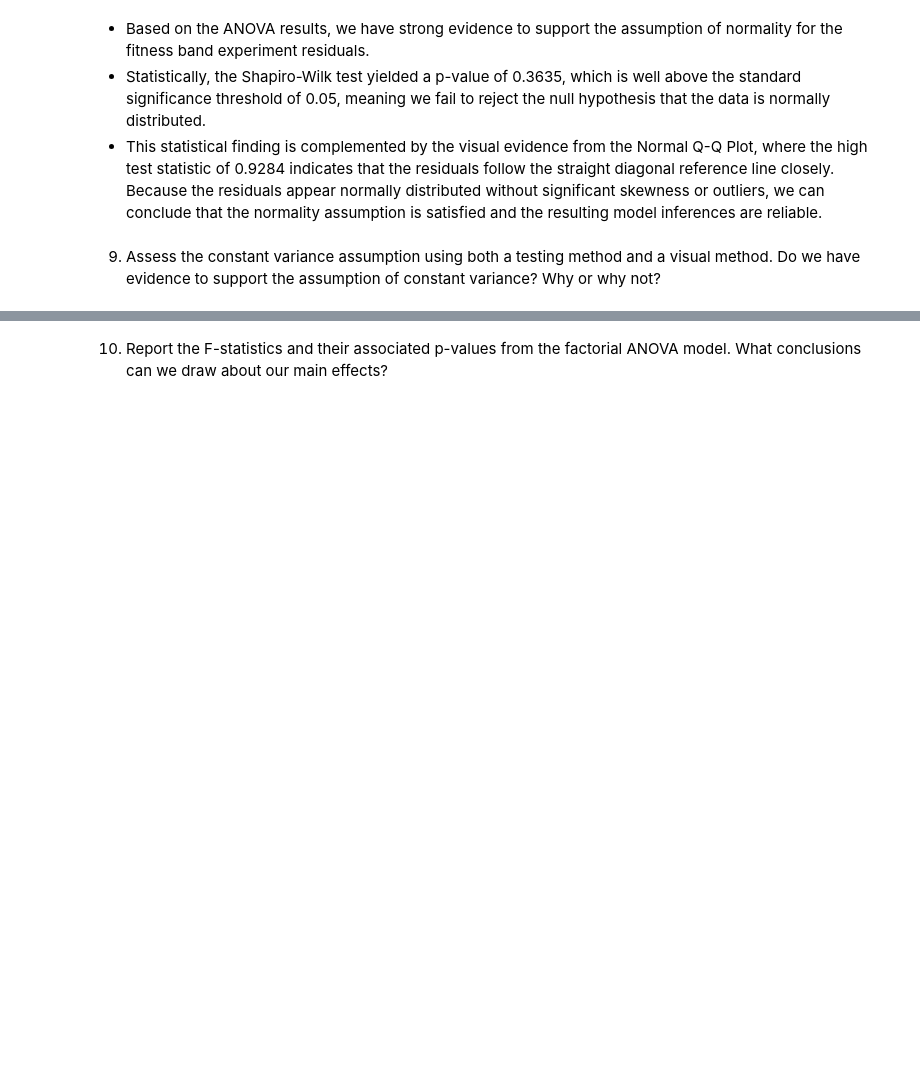
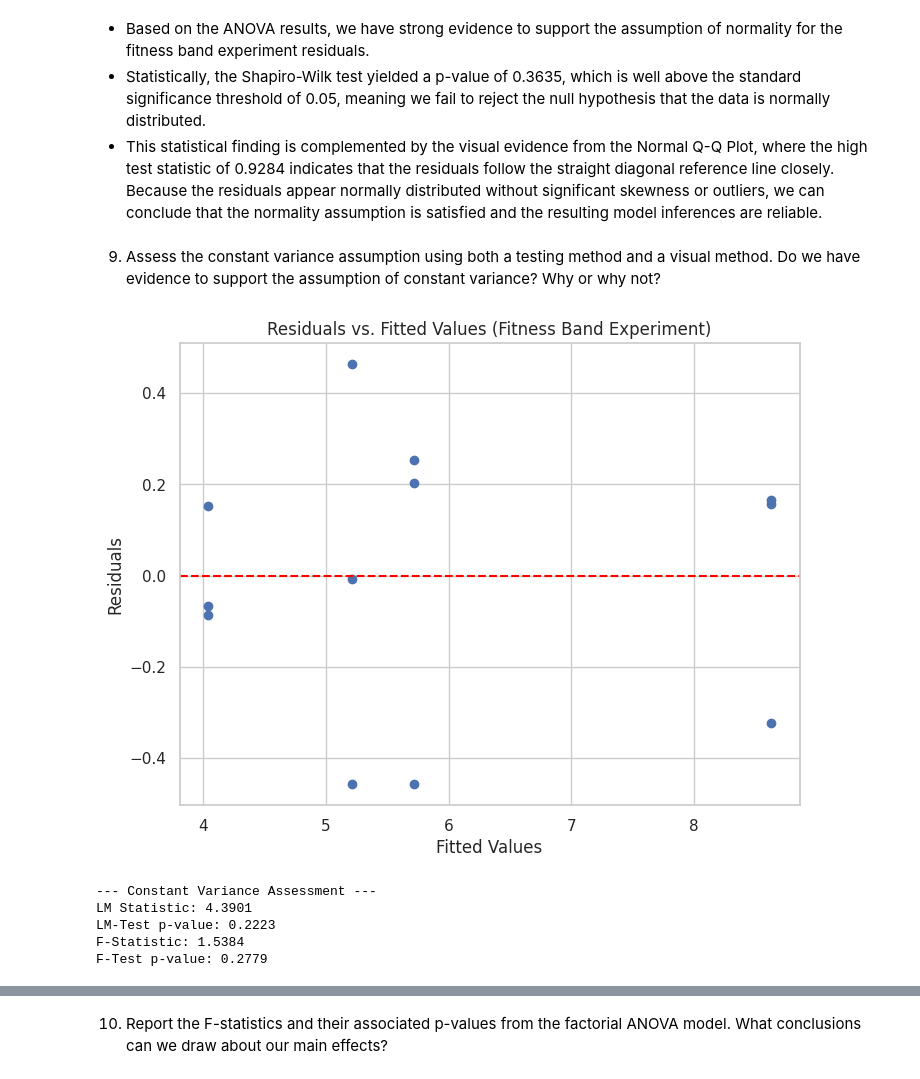
Before and after one commit to MihretTe/STAT-7220-Applied-Experimental-Design, a Jupyter notebook: Assignments/HW3/STAT-7220-HW3.ipynb, the cells around one changed output, grey strips where cells are left out. Saved outputs shown, nothing was run; the diff lists cells and outputs as text; code cells hidden in the pictures; blank space fills up the shorter version.

```diff
--- a/Assignments/HW3/STAT-7220-HW3.ipynb
+++ b/Assignments/HW3/STAT-7220-HW3.ipynb
@@ -533,4 +533,32 @@ Shapiro-Wilk Test P-value: 0.3635
 
 9.  Assess the constant variance assumption using both a testing method and a visual method. Do we have evidence to support the assumption of constant variance? Why or why not?
 # %%
-## Question 9 Code ##
+import matplotlib.pyplot as plt
+import statsmodels.api as sm
+from statsmodels.stats.diagnostic import het_breuschpagan
+
+# 1. Visual Method: Residuals vs. Fitted Values Plot
+plt.figure(figsize=(8, 6))
+plt.scatter(model_gps.fittedvalues, gps_residuals)
+plt.axhline(y=0, color='red', linestyle='--')
+plt.xlabel('Fitted Values')
+plt.ylabel('Residuals')
+plt.title('Residuals vs. Fitted Values (Fitness Band Experiment)')
+plt.show()
+
+# 2. Testing Method: Breusch-Pagan Test
+# Note: We use the exogenous variables from the fitted model
+exog = model_gps.model.exog
+bp_test = het_breuschpagan(gps_residuals, exog)
+labels = ['LM Statistic', 'LM-Test p-value', 'F-Statistic', 'F-Test p-value']
+
+print("--- Constant Variance Assessment ---")
+for label, value in zip(labels, bp_test):
+    print(f"{label}: {value:.4f}")
+# %% [output]
+[figure, added]
+--- Constant Variance Assessment ---
+LM Statistic: 4.3901
+LM-Test p-value: 0.2223
+F-Statistic: 1.5384
+F-Test p-value: 0.2779
```
Also changed, not shown: parts of 9 cells of this notebook.
